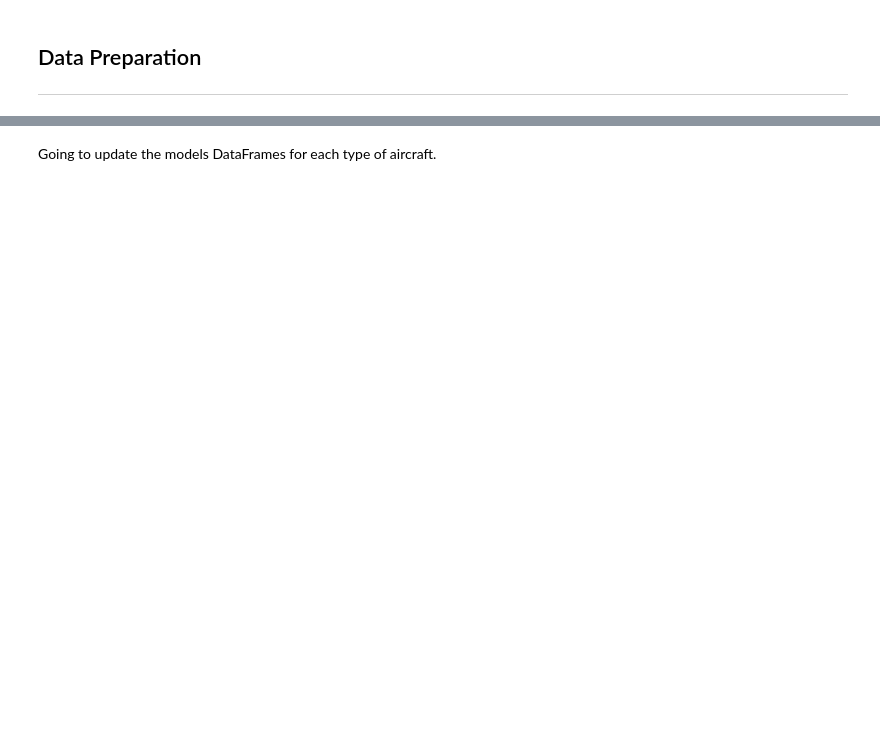
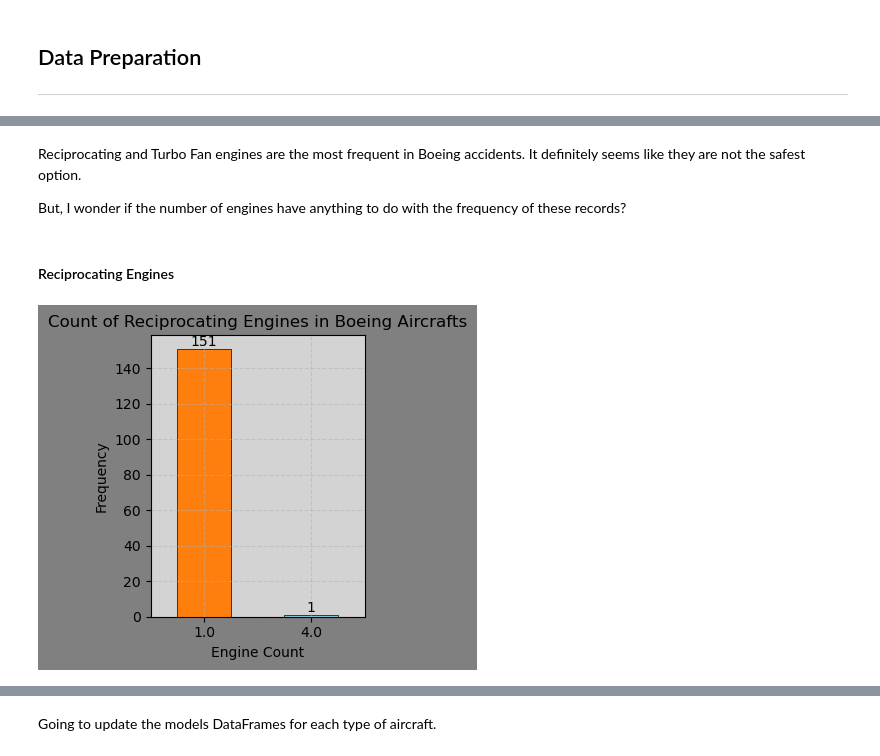
Before and after one commit to lthudson42/Phase-1-Project, a Jupyter notebook: student.ipynb, the cells around one changed output, grey strips where cells are left out. Saved outputs shown, nothing was run; the diff lists cells and outputs as text; code cells hidden in the pictures; blank space fills up the shorter version.

```diff
--- a/student.ipynb
+++ b/student.ipynb
@@ -446,0 +263,40 @@ boeing
+# %% [markdown]
+Reciprocating and Turbo Fan engines are the most frequent in Boeing accidents. It definitely seems like they are not the safest option.
+
+But, I wonder if the number of engines have anything to do with the frequency of these records?
+# %% [markdown]
+#### Reciprocating Engines
+# %%
+# Create a DataFrame for number of Reciprocating engines
+reciprocating = boeing[boeing['engine_type'] == 'Reciprocating']
+reciprocating_count = reciprocating['number_of_engines'].value_counts()
+
+# Create plot
+fig, ax = plt.subplots(figsize = (3, 3.75))
+reciprocating_count.plot(kind = 'bar',
+                         color = ['tab:orange', 'skyblue', 'tab:red', 'tab:purple', 'k'],
+                         edgecolor = 'k',
+                         linewidth = 0.5,
+                         ax = ax)
+
+# Set background colors
+fig.set_facecolor('grey')
+ax.set_facecolor('lightgrey')
+
+# Label axes and title
+ax.set_xlabel('Engine Count')
+ax.set_ylabel('Frequency')
+ax.set_title('Count of Reciprocating Engines in Boeing Aircrafts')
+ax.set_xticklabels(reciprocating_count.index, rotation = 360)
+
+# Set grid lines
+plt.grid(True, linestyle = '--', alpha = 0.5)
+
+# Set bar labels
+for count in ax.containers:
+    labels = ax.bar_label(count, label_type ='edge', fontsize = 10)
+
+plt.tight_layout()
+plt.show()
+# %% [output]
+[figure, added]
```
Also changed, not shown: parts of 108 cells of this notebook.
